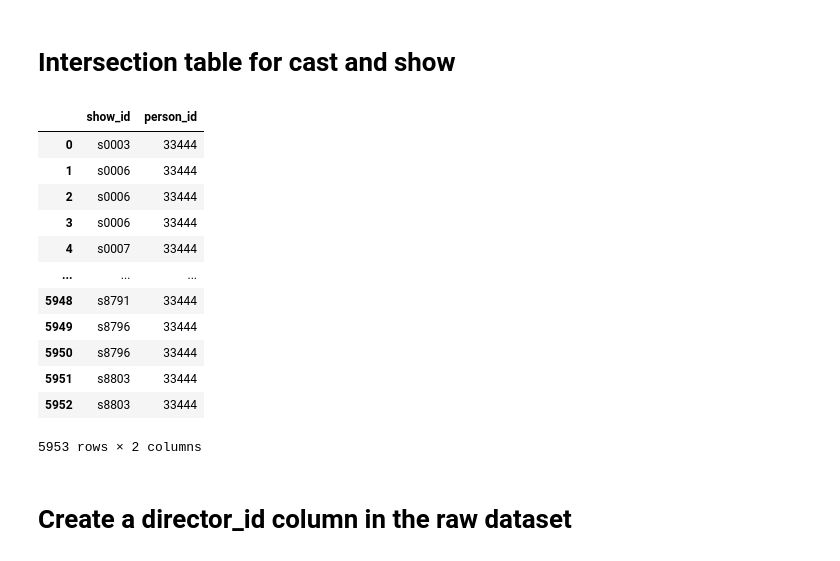
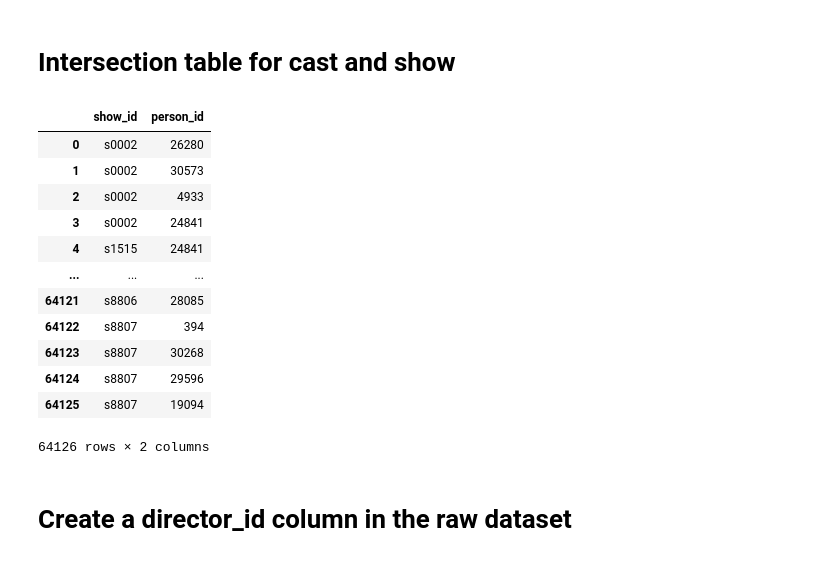
Before and after one commit to aloutfi/flexit, a Jupyter notebook: notebooks/clean_and_ingestion_prep.ipynb, the cells around one changed output. Cells and saved outputs as stored; diff of their text form; code cells hidden in the pictures.

Commit message:
fix: resolved show_cast_intersection merge

```diff
--- a/notebooks/clean_and_ingestion_prep.ipynb
+++ b/notebooks/clean_and_ingestion_prep.ipynb
@@ -53,35 +53,35 @@ persons
 # Intersection table for cast and show
 # %%
 def show_cast_intersection_record_creation(record):
-    return [(record.show_id, person.strip()) for person in record.cast]
+    return [(record.show_id, person.strip()) for person in record.cast.split(',')]
 
 show_cast_intersection_records = []
 for record in df[df.cast.notna()].itertuples():
     if record.cast:
         show_cast_intersection_records.extend(show_cast_intersection_record_creation(record))
 
 show_cast_intersection_df = pd.DataFrame(
     show_cast_intersection_records,
     columns=['show_id', 'person']
 )
 show_cast_intersection_df = show_cast_intersection_df.merge(persons)
 
 del show_cast_intersection_df['person']
 show_cast_intersection_df
 # %% [output]
 |  | show_id | person_id |
-| 0 | s0003 | 33444 |
-| 1 | s0006 | 33444 |
-| 2 | s0006 | 33444 |
-| 3 | s0006 | 33444 |
-| 4 | s0007 | 33444 |
+| 0 | s0002 | 26280 |
+| 1 | s0002 | 30573 |
+| 2 | s0002 | 4933 |
+| 3 | s0002 | 24841 |
+| 4 | s1515 | 24841 |
 | ... | ... | ... |
-| 5948 | s8791 | 33444 |
-| 5949 | s8796 | 33444 |
-| 5950 | s8796 | 33444 |
-| 5951 | s8803 | 33444 |
-| 5952 | s8803 | 33444 |
+| 64121 | s8806 | 28085 |
+| 64122 | s8807 | 394 |
+| 64123 | s8807 | 30268 |
+| 64124 | s8807 | 29596 |
+| 64125 | s8807 | 19094 |
-5953 rows × 2 columns
+64126 rows × 2 columns
 # %% [markdown]
 # Create a director_id column in the raw dataset
 # %%
```
Also changed, not shown: parts of 4 cells of this notebook, 5 other files.
